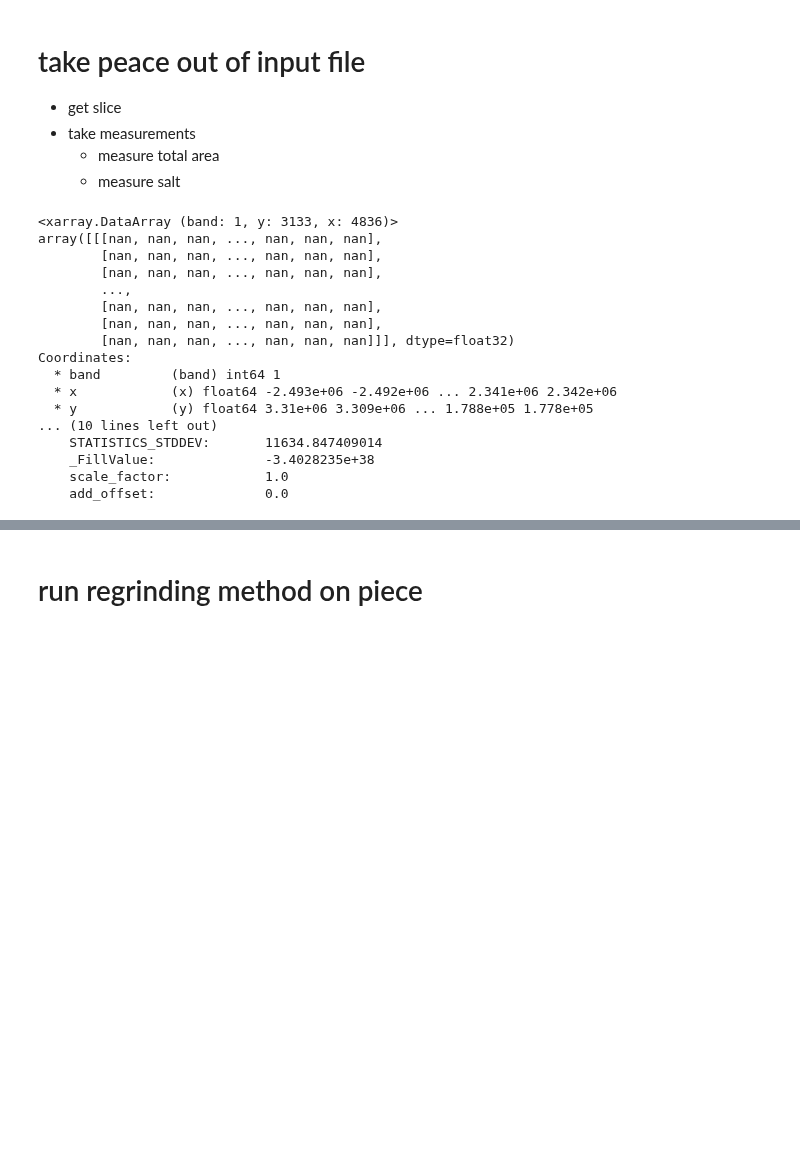
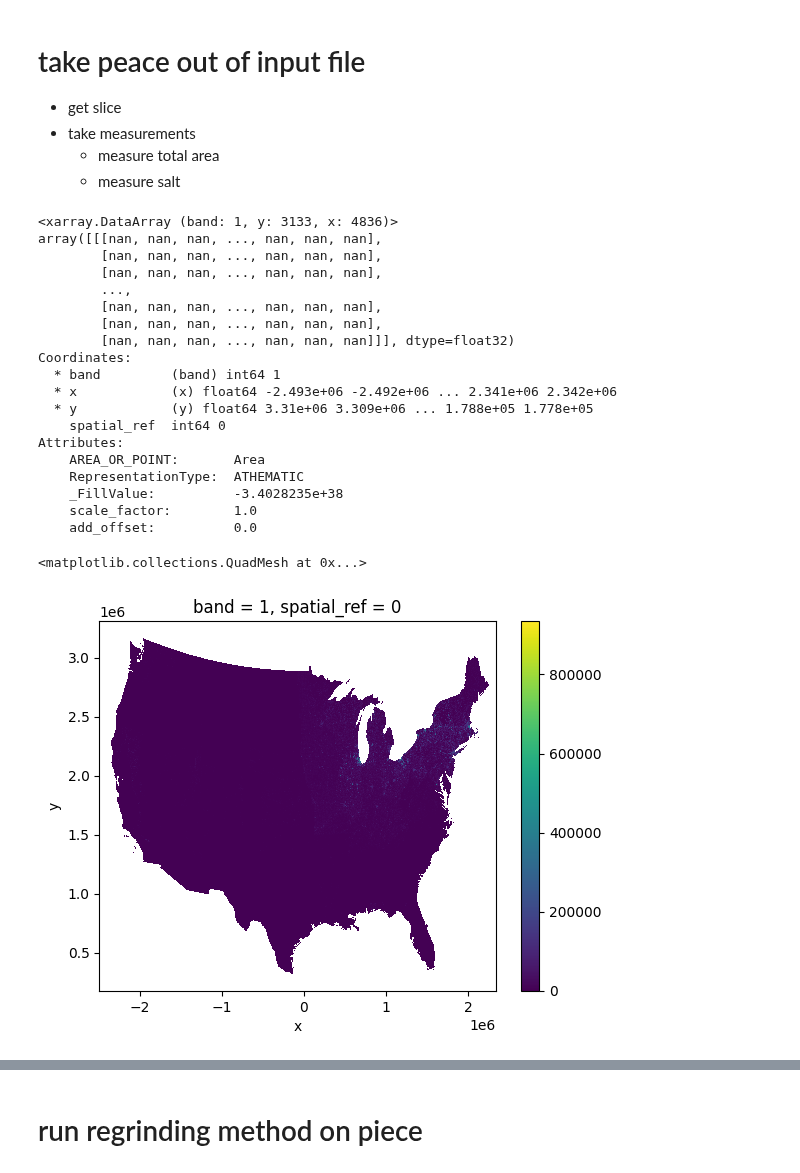
Before and after one commit to toddclark000/Shuying_salt, a Jupyter notebook: conservation_test.ipynb, the cells around one changed output, grey strips where cells are left out. Saved outputs shown, nothing was run; the diff lists cells and outputs as text; code cells hidden in the pictures; blank space fills up the shorter version.

```diff
--- a/conservation_test.ipynb
+++ b/conservation_test.ipynb
@@ -26,27 +27,31 @@ scaling_factor = 0.1
 # %%
 # open file
 xr_array = rioxarray.open_rasterio(input_tif_5070_path)
 xr_array = xr_array.where(xr_array != xr_array._FillValue) #tiff files have a _FillValue to hold none values
 display(xr_array)
-#xr_array.plot() #plotting makes things crash - I don't know why
+xr_array.plot() #plotting makes things crash - I don't know why
 # %% [output]
 <xarray.DataArray (band: 1, y: 3133, x: 4836)>
 array([[[nan, nan, nan, ..., nan, nan, nan],
         [nan, nan, nan, ..., nan, nan, nan],
         [nan, nan, nan, ..., nan, nan, nan],
         ...,
         [nan, nan, nan, ..., nan, nan, nan],
         [nan, nan, nan, ..., nan, nan, nan],
         [nan, nan, nan, ..., nan, nan, nan]]], dtype=float32)
 Coordinates:
   * band         (band) int64 1
   * x            (x) float64 -2.493e+06 -2.492e+06 ... 2.341e+06 2.342e+06
   * y            (y) float64 3.31e+06 3.309e+06 ... 1.788e+05 1.778e+05
-... (10 lines left out)
-    STATISTICS_STDDEV:       11634.847409014
-    _FillValue:              -3.4028235e+38
-    scale_factor:            1.0
-    add_offset:              0.0
+    spatial_ref  int64 0
+Attributes:
+    AREA_OR_POINT:       Area
+    RepresentationType:  ATHEMATIC
+    _FillValue:          -3.4028235e+38
+    scale_factor:        1.0
+    add_offset:          0.0
+<matplotlib.collections.QuadMesh at 0x...>
+[figure, added]
 # %%
 # slice input file in memory (I'm thinking at y values)
 slices = np.arange(0, int(3.5e6), int(0.5e6))
```
Also changed, not shown: parts of 9 cells of this notebook, 13 other files.
